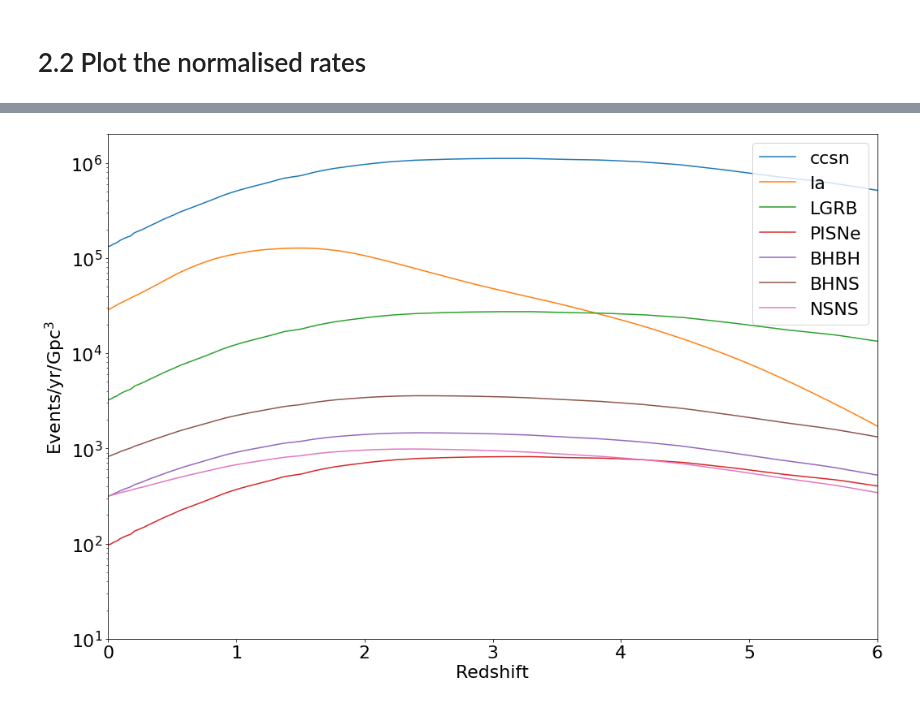
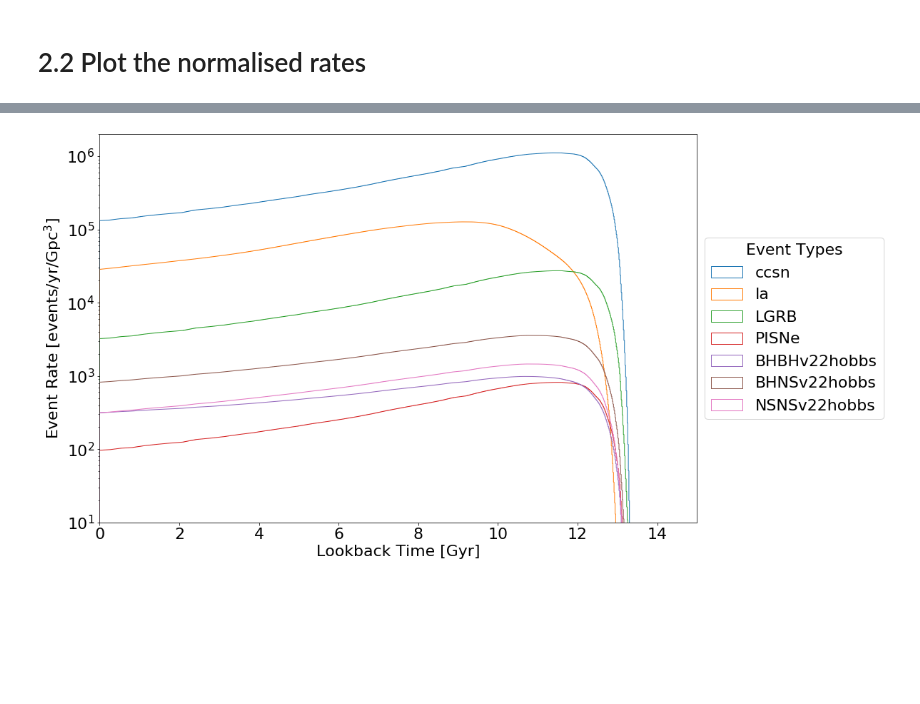
Before and after one commit to Krytic/kea, a Jupyter notebook: notebooks/Event_Rates_noZ.ipynb, the cells around one changed output, grey strips where cells are left out. Saved outputs shown, nothing was run; the diff lists cells and outputs as text; code cells hidden in the pictures; blank space fills up the shorter version.

```diff
--- a/notebooks/Event_Rates_noZ.ipynb
+++ b/notebooks/Event_Rates_noZ.ipynb
@@ -111,8 +127,3 @@ Thus, to repeat:
     t1' = t3 - t1 (bin1)
     etc for the next bin in the final histogram.
 4. We multiply the integral with the mass in our bins and add the events to the BPASS bin we performed the integral over.
-# %%
-s_rate = 1000
-events = kea.rates.getEventRates(SFRDfunc, rates, s_rate, now) # return in Events/yr/Mpc
-for i in events:
-    events[i] = events[i]*1e9  # To units Events/yr/Gpc
@@ -125,10 +130,30 @@ plt.show()
-# %%
-LBZrel = interpolate.splrep(np.flip(tr["lookbackTime"]), np.flip(tr["Z"]), k=2)
-end = 920
-Z = interpolate.splev(events["ccsn"].getBinEdges()[:end],LBZrel)
-
-fig4 = plt.figure(figsize=(15,10))
-kea.plot.plotEventRates_Z(events, Z)
-plt.show()
-# %% [output]
-[figure, removed]
+# %%
+nr_bins = 1000
+edges = np.linspace(0,NOW, nr_bins)
+
+
+# Calculate the amount of mass per bin
+mass_per_bin = kea.rates.calculate_mass_per_bin(edges, SFRDfunc)
+
+
+event_rates = {}
+for i in SNe_types:
+    event_rates[i] = kea.rates.calculate_event_rates(edges, mass_per_bin, SNe_rates[i].values)
+
+for i in GW_types:
+    event_rates[i] = kea.rates.calculate_event_rates(edges, mass_per_bin, GW_rates[i].values)
+# %%
+fig3 = plt.figure(figsize=(15,10))
+for i in event_rates:
+    hist = kea.hist.histogram(edges, event_rates[i])
+    hist.plot(label=i)
+
+plt.ylabel("Event Rate [events/yr/Gpc$^3$]")
+plt.xlabel("Lookback Time [Gyr]")
+plt.yscale("log")
+plt.xlim(0,15)
+plt.ylim(10,2e6)
+plt.legend(title="Event Types", loc='center left', bbox_to_anchor=(1, 0.5))
+plt.show()
+# %% [output]
+[figure, added]
```
Also changed, not shown: parts of 7 cells of this notebook, 13 other files.
